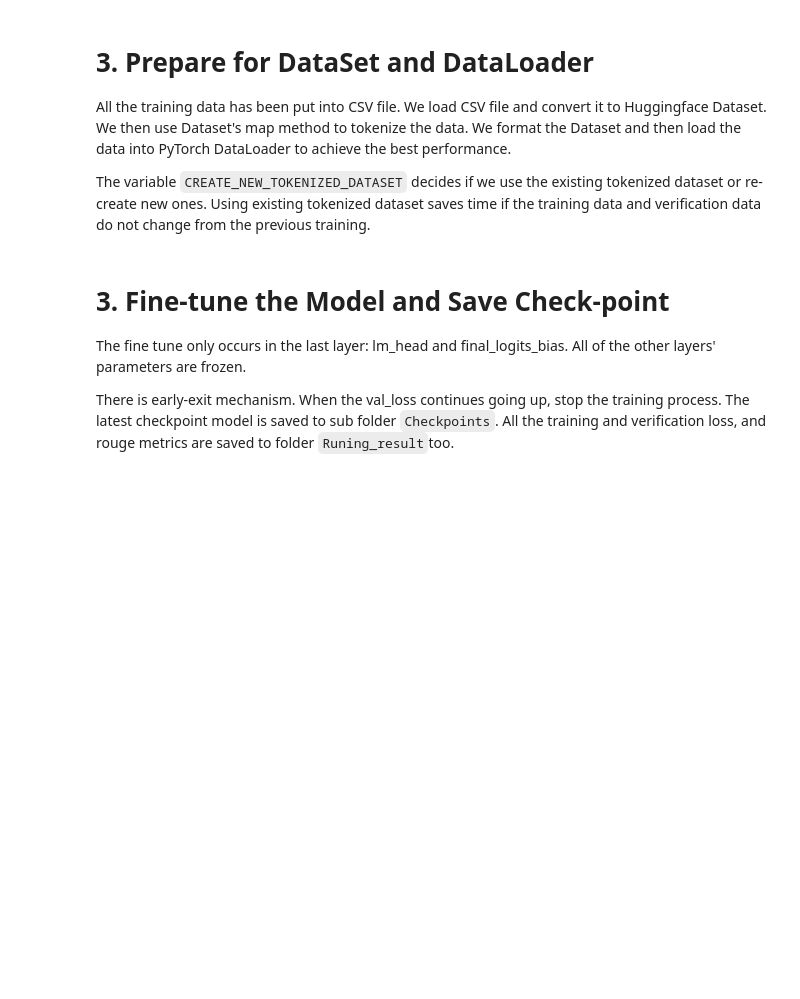
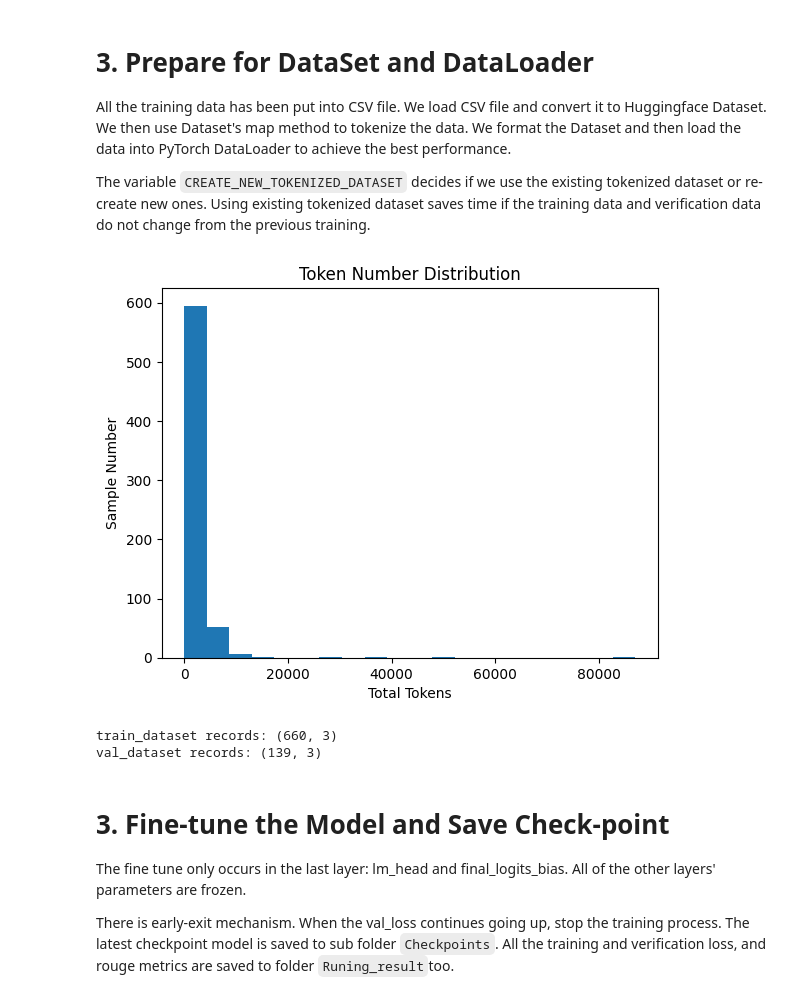
Before and after one commit to ClaudiaYao/PDF_conversion, a Jupyter notebook: model_summarizer/model_training_evaluate_pipeline.ipynb, the cells around one changed output. Cells and saved outputs as stored; diff of their text form; code cells hidden in the pictures; blank space fills up the shorter version.

```diff
--- a/model_summarizer/model_training_evaluate_pipeline.ipynb
+++ b/model_summarizer/model_training_evaluate_pipeline.ipynb
@@ -287,58 +314,62 @@ All the training data has been put into CSV file. We load CSV file and convert i
 
 The variable `CREATE_NEW_TOKENIZED_DATASET` decides if we use the existing tokenized dataset or re-create new ones. Using existing tokenized dataset saves time if the training data and verification data do not change from the previous training.
 # %%
-CREATE_NEW_TOKENIZED_DATASET = True
+# CREATE_NEW_TOKENIZED_DATASET = True
 
-train_df = pd.read_csv(project_dataset_path + "/training.csv")
-val_df = pd.read_csv(project_dataset_path + "/eval.csv")
+train_df = pd.read_csv(project_dataset_path + "/dataset3.csv")
+val_df = pd.read_csv(project_dataset_path + "/eval3.csv")
 train_df.dropna(subset=['Text', 'Groundtruth'], inplace=True, axis=0)
 val_df.dropna(subset=['Text', 'Groundtruth'], inplace=True, axis=0)
 
 text_len = train_df['Text'].str.len()
 plt.hist(text_len, bins = 20)
 plt.title("Token Number Distribution")
 plt.xlabel("Total Tokens")
 plt.ylabel("Sample Number")
 plt.show()
 
 train_dataset = Dataset.from_pandas(train_df)
 val_dataset = Dataset.from_pandas(val_df)
 
 print("train_dataset records:", train_dataset.shape)
 print("val_dataset records:", val_dataset.shape)
-train_dataset = train_dataset.select(range(100))
-val_dataset = val_dataset.select(range(40))
-print("selected train_dataset records:", train_dataset.shape)
-print("selected val_dataset records:", val_dataset.shape)
+# train_dataset = train_dataset.select(range(100))
+# val_dataset = val_dataset.select(range(40))
+# print("selected train_dataset records:", train_dataset.shape)
+# print("selected val_dataset records:", val_dataset.shape)
 
-if CREATE_NEW_TOKENIZED_DATASET:
-    # tokenize the data te prepare for the training
-    train_dataset = train_dataset.map(
-        model_action.process_data_to_model_inputs,
-        batched=True,
-        batch_size=model_action.batchsize)
+# if CREATE_NEW_TOKENIZED_DATASET:
+# tokenize the data te prepare for the training
+train_dataset = train_dataset.map(
+    model_action.process_data_to_model_inputs,
+    batched=True,
+    batch_size=model_action.batchsize)
 
-    val_dataset = val_dataset.map(
-        model_action.process_data_to_model_inputs,
-        batched=True,
-        batch_size=model_action.batchsize)
+val_dataset = val_dataset.map(
+    model_action.process_data_to_model_inputs,
+    batched=True,
+    batch_size=model_action.batchsize)
 
-    train_dataset.set_format(
-        type="torch",
-        columns=["input_ids", "attention_mask", "global_attention_mask", "labels"],
-    )
-    val_dataset.set_format(
-        type="torch",
-        columns=["input_ids", "attention_mask", "global_attention_mask", "labels"],
-    )
-    # save to disk: https://huggingface.co/docs/datasets/v1.5.0/processing.html#:~:text=You%20can%20save%20your%20dataset,objects%2C%20you%20can%20use%20datasets.
-    train_dataset.save_to_disk(project_dataset_path + "/train_dataset/")
-    val_dataset.save_to_disk(project_dataset_path + "/val_dataset/")
+train_dataset.set_format(
+    type="torch",
+    columns=["input_ids", "attention_mask", "global_attention_mask", "labels"],
+)
+val_dataset.set_format(
+    type="torch",
+    columns=["input_ids", "attention_mask", "global_attention_mask", "labels"],
+)
+    # # save to disk: https://huggingface.co/docs/datasets/v1.5.0/processing.html#:~:text=You%20can%20save%20your%20dataset,objects%2C%20you%20can%20use%20datasets.
+    # train_dataset.save_to_disk(project_dataset_path + "/train_dataset/")
+    # val_dataset.save_to_disk(project_dataset_path + "/val_dataset/")
 
-else:
-    # load from the existing formmated tokenized dataset
-    train_dataset = load_from_disk(project_dataset_path + "/train_dataset/")
-    val_dataset = load_from_disk(project_dataset_path + "/val_dataset")
+# else:
+#     # load from the existing formmated tokenized dataset
+#     train_dataset = load_from_disk(project_dataset_path + "/train_dataset/")
+#     val_dataset = load_from_disk(project_dataset_path + "/val_dataset")
 
 train_data_loader = DataLoader(train_dataset, batch_size = model_action.batchsize, shuffle=True,drop_last=True)
 val_data_loader = DataLoader(val_dataset, batch_size = model_action.batchsize, shuffle=True,drop_last=True)
+# %% [output]
+[figure, added]
+train_dataset records: (660, 3)
+val_dataset records: (139, 3)
```
Also changed, not shown: parts of 9 cells of this notebook.
